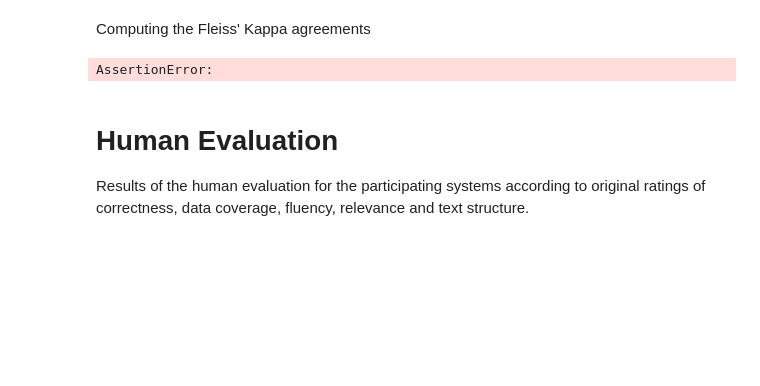
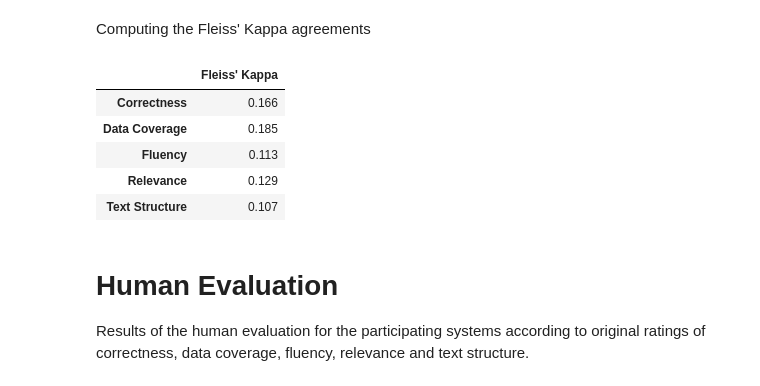
Before and after one commit to WebNLG/challenge-2020, a Jupyter notebook: evaluation/human-evaluation/eval-scripts/en/english.ipynb, the cells around one changed output. Saved outputs shown, nothing was run; the diff lists cells and outputs as text; code cells hidden in the pictures; blank space fills up the shorter version.

```diff
--- a/evaluation/human-evaluation/eval-scripts/en/english.ipynb
+++ b/evaluation/human-evaluation/eval-scripts/en/english.ipynb
@@ -74,31 +79,54 @@ Computing the Fleiss' Kappa agreements
 # %%
 assignments = set([(w['submission_id'], w['sample_id']) for w in data_discretized])
 
 correctness = np.zeros((len(assignments), n_cat))
 coverage = np.zeros((len(assignments), n_cat))
 fluency = np.zeros((len(assignments), n_cat))
 relevance = np.zeros((len(assignments), n_cat))
 structure = np.zeros((len(assignments), n_cat))
 
 for i, (submission_id, sample_id) in enumerate(assignments):
     fdata = [w for w in data_discretized if w['submission_id'] == submission_id and w['sample_id'] == sample_id]
 
     for rating in fdata:
         correctness[i, rating['Correctness']-1] += 1
         coverage[i, rating['DataCoverage']-1] += 1
         fluency[i, rating['Fluency']-1] += 1
         relevance[i, rating['Relevance']-1] += 1
         structure[i, rating['TextStructure']-1] += 1
 
+# delete trials with less than 3 ratings
+new_correctness = []
+new_coverage = []
+new_fluency = []
+new_relevance = []
+new_structure = []
+for i in range(correctness.shape[0]):
+    if correctness[i].sum() == 3:
+        new_correctness.append(correctness[i])
+    if coverage[i].sum() == 3:
+        new_coverage.append(coverage[i])
+    if fluency[i].sum() == 3:
+        new_fluency.append(fluency[i])
+    if relevance[i].sum() == 3:
+        new_relevance.append(relevance[i])
+    if structure[i].sum() == 3:
+        new_structure.append(structure[i])
+
 pd.DataFrame({"Fleiss' Kappa": {
-    'Correctness': fleiss_kappa(correctness),
-    'Data Coverage': fleiss_kappa(coverage),
-    'Fluency': fleiss_kappa(fluency),
-    'Relevance': fleiss_kappa(relevance),
-    'Text Structure': fleiss_kappa(structure),
+    'Correctness': fleiss_kappa(new_correctness),
+    'Data Coverage': fleiss_kappa(new_coverage),
+    'Fluency': fleiss_kappa(new_fluency),
+    'Relevance': fleiss_kappa(new_relevance),
+    'Text Structure': fleiss_kappa(new_structure),
 }}).round(3)
 # %% [output]
-AssertionError:
+|  | Fleiss' Kappa |
+| Correctness | 0.166 |
+| Data Coverage | 0.185 |
+| Fluency | 0.113 |
+| Relevance | 0.129 |
+| Text Structure | 0.107 |
 # %% [markdown]
 # Human Evaluation
 
```
Also changed, not shown: parts of 1 cell of this notebook, 1 other file.
